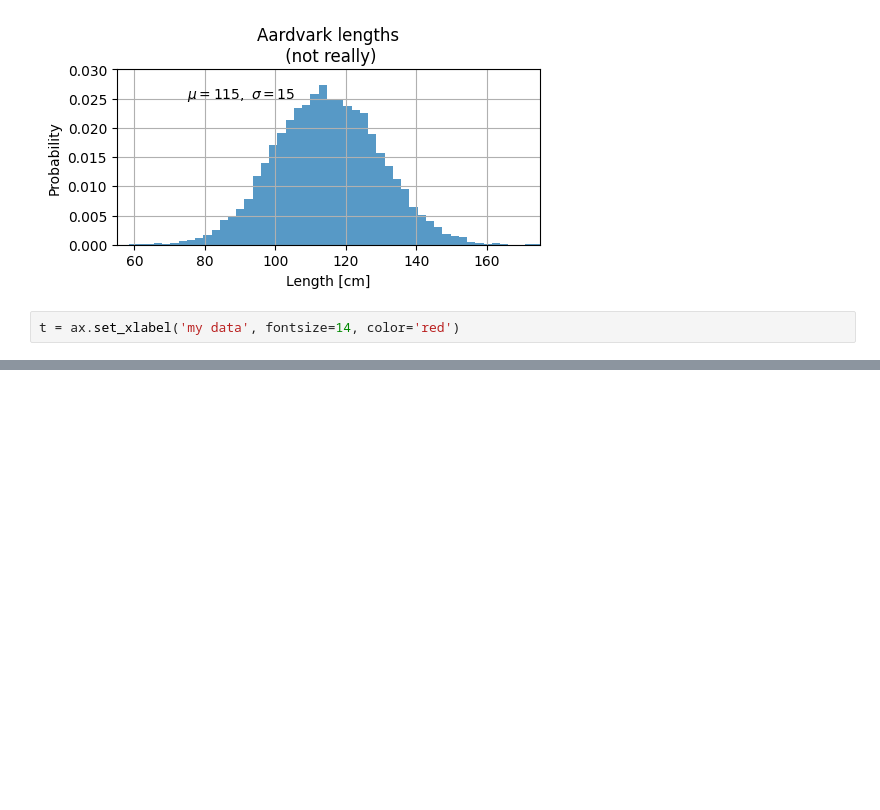
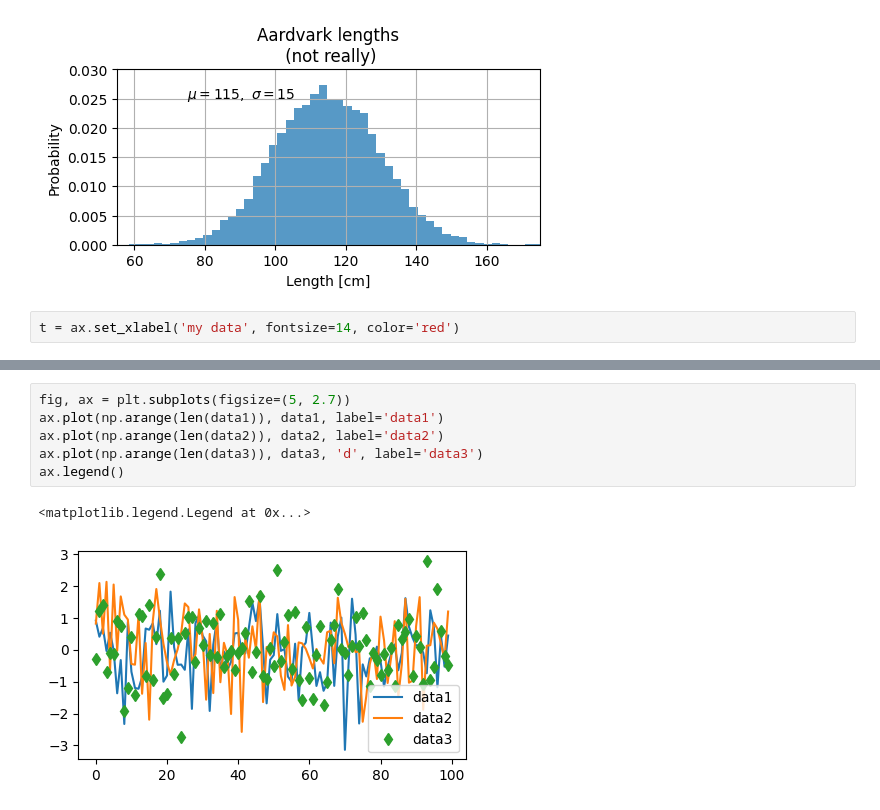
Before and after one commit to adhaka2901/AIML-Algorithms-Training, a Jupyter notebook: plottingAndVisualization/matplotlib-2.ipynb, the cells around one changed output, grey strips where cells are left out. Drawn from its saved outputs; the diff is of its cells as text; blank space fills up the shorter version.

```diff
--- a/plottingAndVisualization/matplotlib-2.ipynb
+++ b/plottingAndVisualization/matplotlib-2.ipynb
@@ -127,0 +144,9 @@ t = ax.set_xlabel('my data', fontsize=14, color='red')
+# %%
+fig, ax = plt.subplots(figsize=(5, 2.7))
+ax.plot(np.arange(len(data1)), data1, label='data1')
+ax.plot(np.arange(len(data2)), data2, label='data2')
+ax.plot(np.arange(len(data3)), data3, 'd', label='data3')
+ax.legend()
+# %% [output]
+<matplotlib.legend.Legend at 0x...>
+[figure, added]
```
Also changed, not shown: parts of 3 cells of this notebook.
